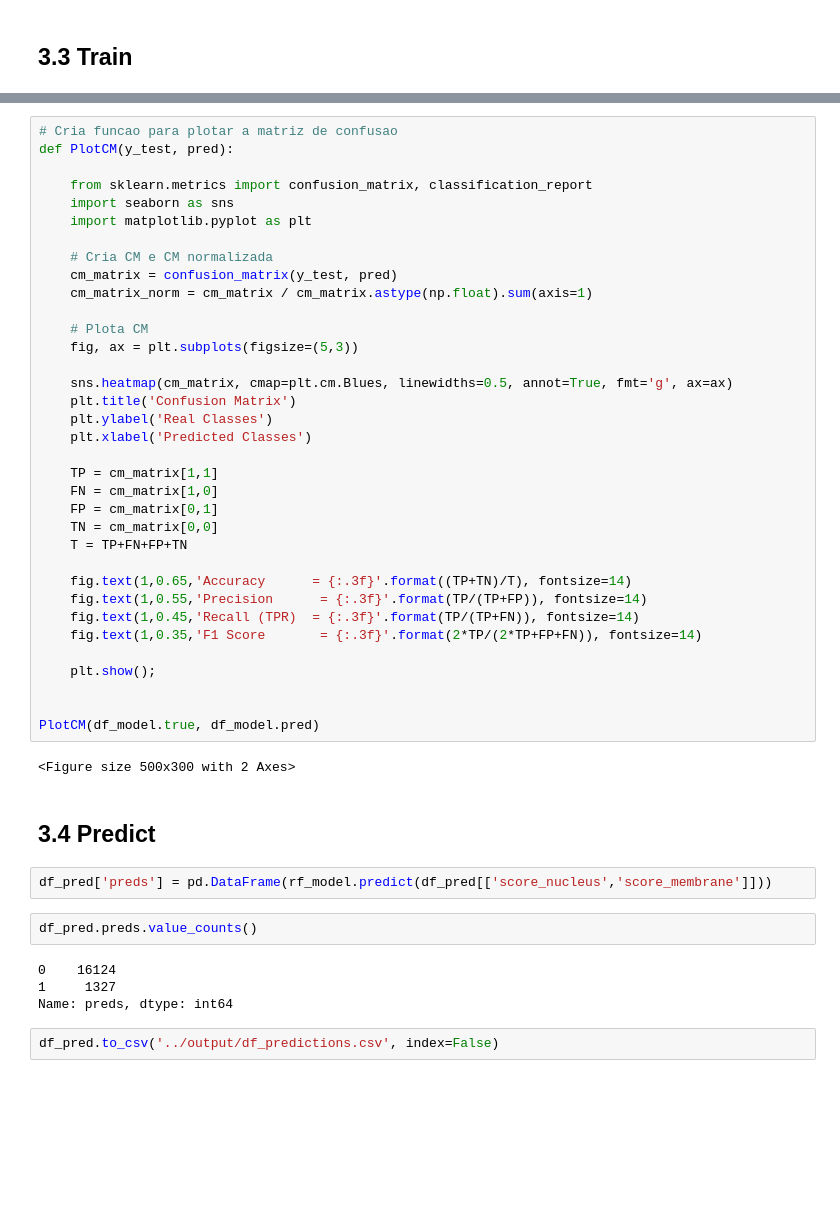
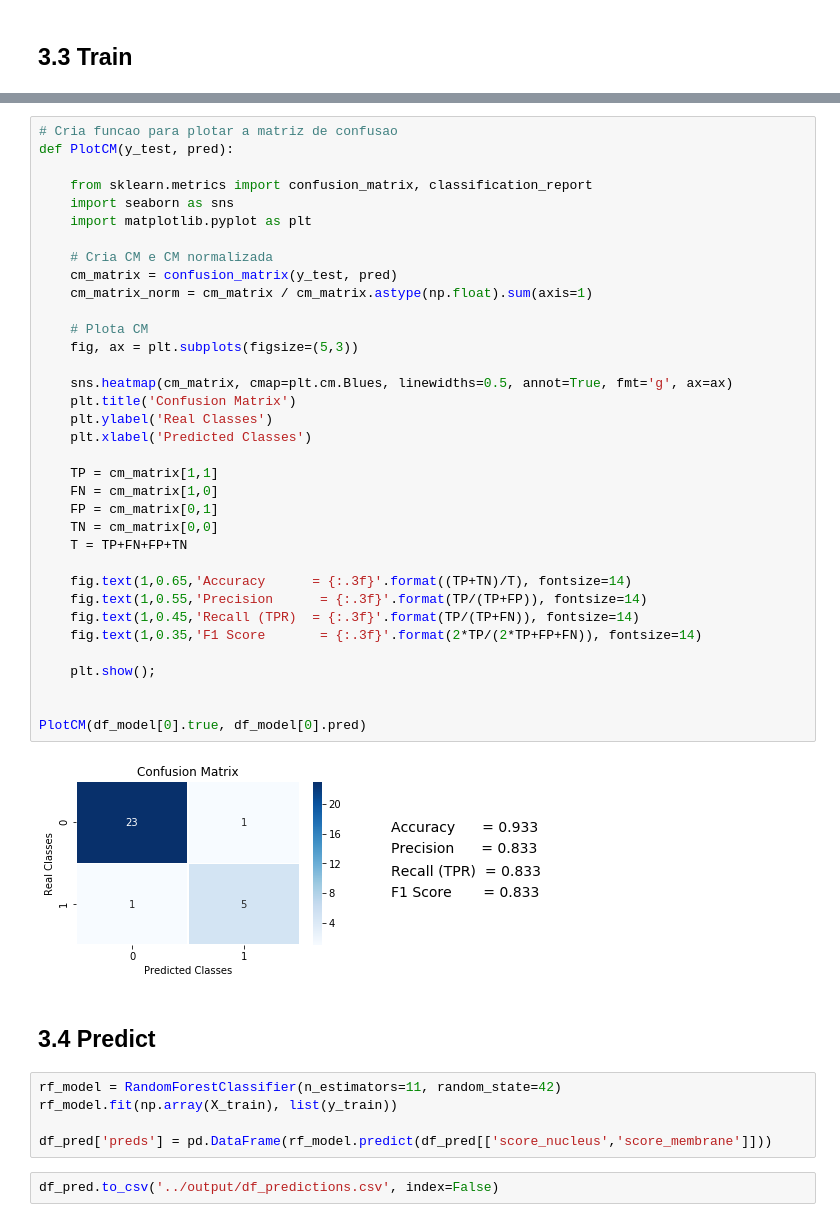
Before and after one commit to msreis/Multiresolution-nuclear-protein-classifier, a Jupyter notebook: src/create_train_nb.ipynb, the cells around one changed output, grey strips where cells are left out. Saved outputs shown, nothing was run; the diff lists cells and outputs as text; blank space fills up the shorter version.

```diff
--- a/src/create_train_nb.ipynb
+++ b/src/create_train_nb.ipynb
@@ -299,44 +355,41 @@ def PlotCM(y_test, pred):
     import seaborn as sns
     import matplotlib.pyplot as plt
 
     # Cria CM e CM normalizada
     cm_matrix = confusion_matrix(y_test, pred)
     cm_matrix_norm = cm_matrix / cm_matrix.astype(np.float).sum(axis=1)
 
     # Plota CM
     fig, ax = plt.subplots(figsize=(5,3))
 
     sns.heatmap(cm_matrix, cmap=plt.cm.Blues, linewidths=0.5, annot=True, fmt='g', ax=ax)
     plt.title('Confusion Matrix')
     plt.ylabel('Real Classes')
     plt.xlabel('Predicted Classes')
 
     TP = cm_matrix[1,1]
     FN = cm_matrix[1,0]
     FP = cm_matrix[0,1]
     TN = cm_matrix[0,0]
     T = TP+FN+FP+TN
 
     fig.text(1,0.65,'Accuracy      = {:.3f}'.format((TP+TN)/T), fontsize=14)
     fig.text(1,0.55,'Precision      = {:.3f}'.format(TP/(TP+FP)), fontsize=14)
     fig.text(1,0.45,'Recall (TPR)  = {:.3f}'.format(TP/(TP+FN)), fontsize=14)
     fig.text(1,0.35,'F1 Score       = {:.3f}'.format(2*TP/(2*TP+FP+FN)), fontsize=14)
 
     plt.show();
 
 
-PlotCM(df_model.true, df_model.pred)
+PlotCM(df_model[0].true, df_model[0].pred)
 # %% [output]
-<Figure size 500x300 with 2 Axes>
+[figure, added]
 # %% [markdown]
 ## 3.4 Predict
 # %%
+rf_model = RandomForestClassifier(n_estimators=11, random_state=42)
+rf_model.fit(np.array(X_train), list(y_train))
+
 df_pred['preds'] = pd.DataFrame(rf_model.predict(df_pred[['score_nucleus','score_membrane']]))
-# %%
-df_pred.preds.value_counts()
-# %% [output]
-0    16124
-1     1327
-Name: preds, dtype: int64
 # %%
 df_pred.to_csv('../output/df_predictions.csv', index=False)
```
Also changed, not shown: parts of 9 cells of this notebook.
